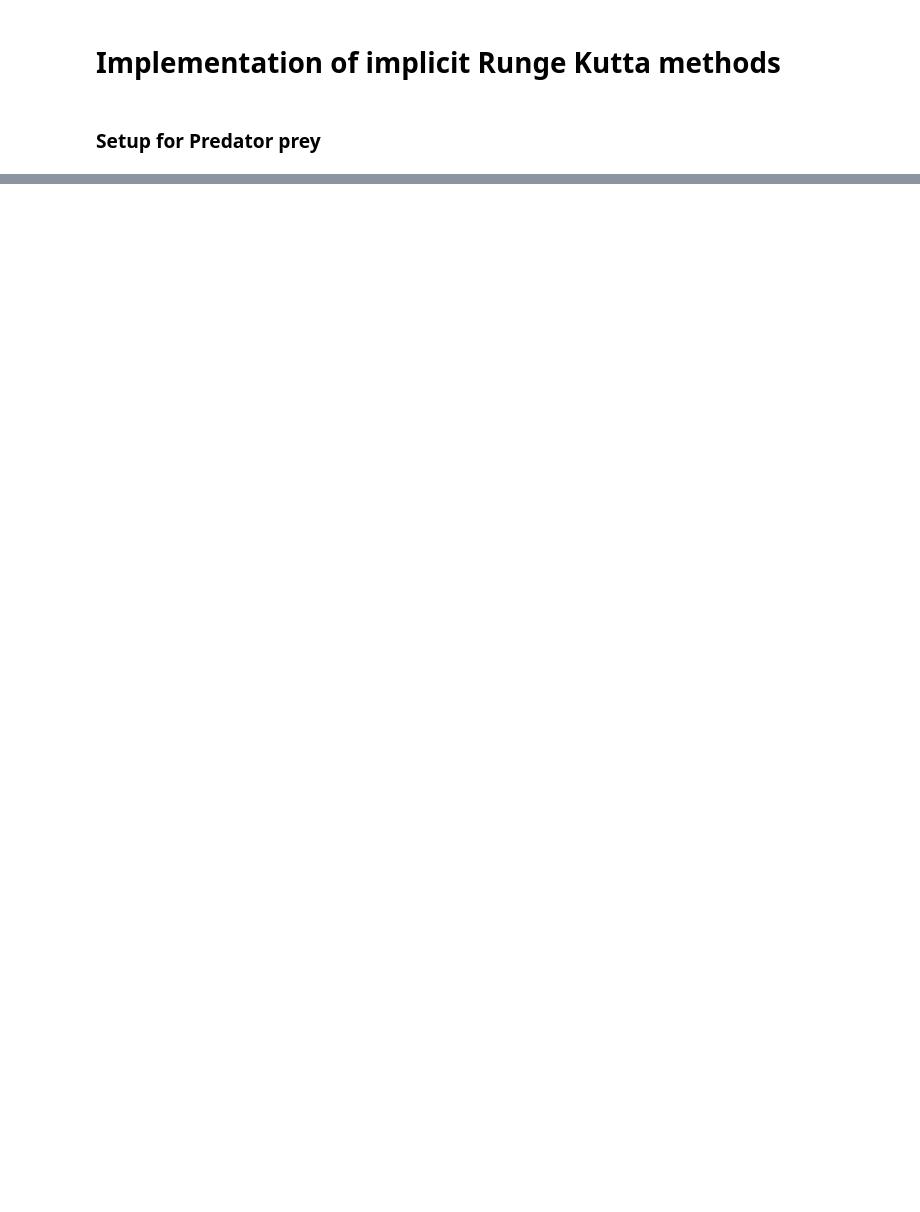
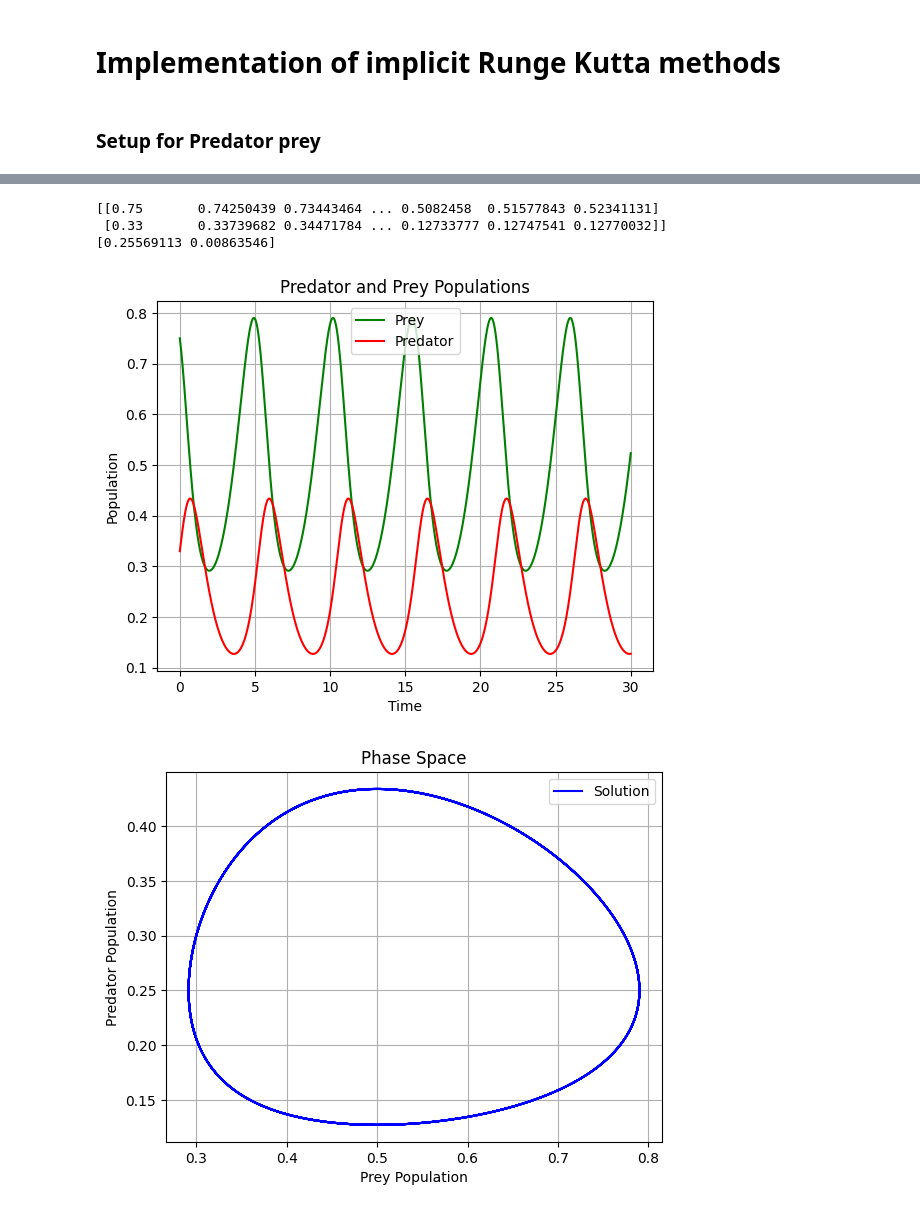
Before and after one commit to willweiao/nde-methods, a Jupyter notebook: blatt_4.ipynb, the cells around one changed output, grey strips where cells are left out. Drawn from its saved outputs; the diff is of its cells as text; code cells hidden in the pictures; blank space fills up the shorter version.

```diff
--- a/blatt_4.ipynb
+++ b/blatt_4.ipynb
@@ -65,0 +97,7 @@ plt.show()
+# %%
+# Initialize
+y0 = np.array([0.75,0.33])
+t = np.linspace(0, T, N+1)
+y = np.zeros((2, N+1))
+k0 = np.zeros(2)
+y[:,0] = y0
@@ -65,0 +126,28 @@ plt.show()
+# %%
+print(y)
+print(k0)
+# %% [output]
+[[0.75       0.74250439 0.73443464 ... 0.5082458  0.51577843 0.52341131]
+ [0.33       0.33739682 0.34471784 ... 0.12733777 0.12747541 0.12770032]]
+[0.25569113 0.00863546]
+# %%
+plt.figure()
+plt.plot(t, y[0,:], 'g', label='Prey')
+plt.plot(t, y[1,:], 'r', label='Predator')
+plt.xlabel('Time')
+plt.ylabel('Population')
+plt.legend()
+plt.title('Predator and Prey Populations')
+plt.grid(True)
+# Plotting in phase space
+plt.figure()
+plt.plot(y[0,:], y[1,:], 'b', label='Solution')
+plt.xlabel('Prey Population')
+plt.ylabel('Predator Population')
+plt.legend()
+plt.title('Phase Space')
+plt.grid(True)
+plt.show()
+# %% [output]
+[figure, added]
+[figure, added]
```
Also changed, not shown: parts of 7 cells of this notebook.
